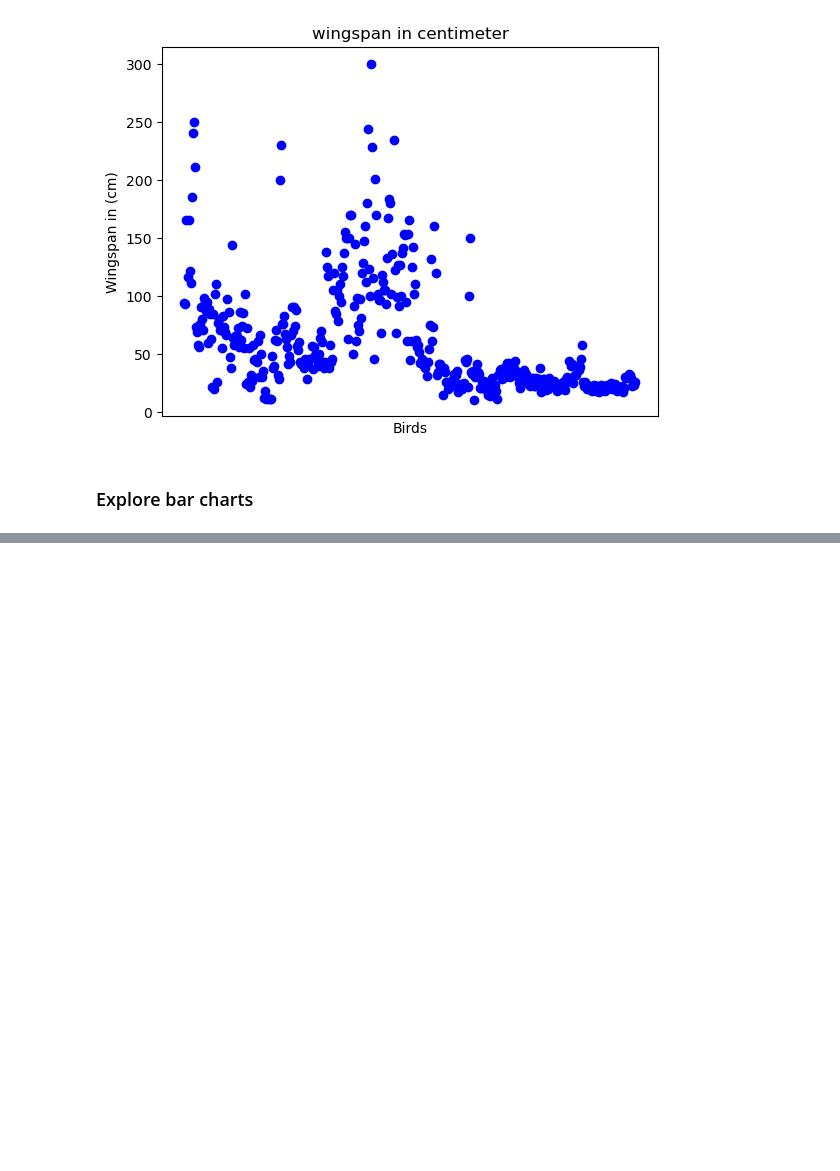
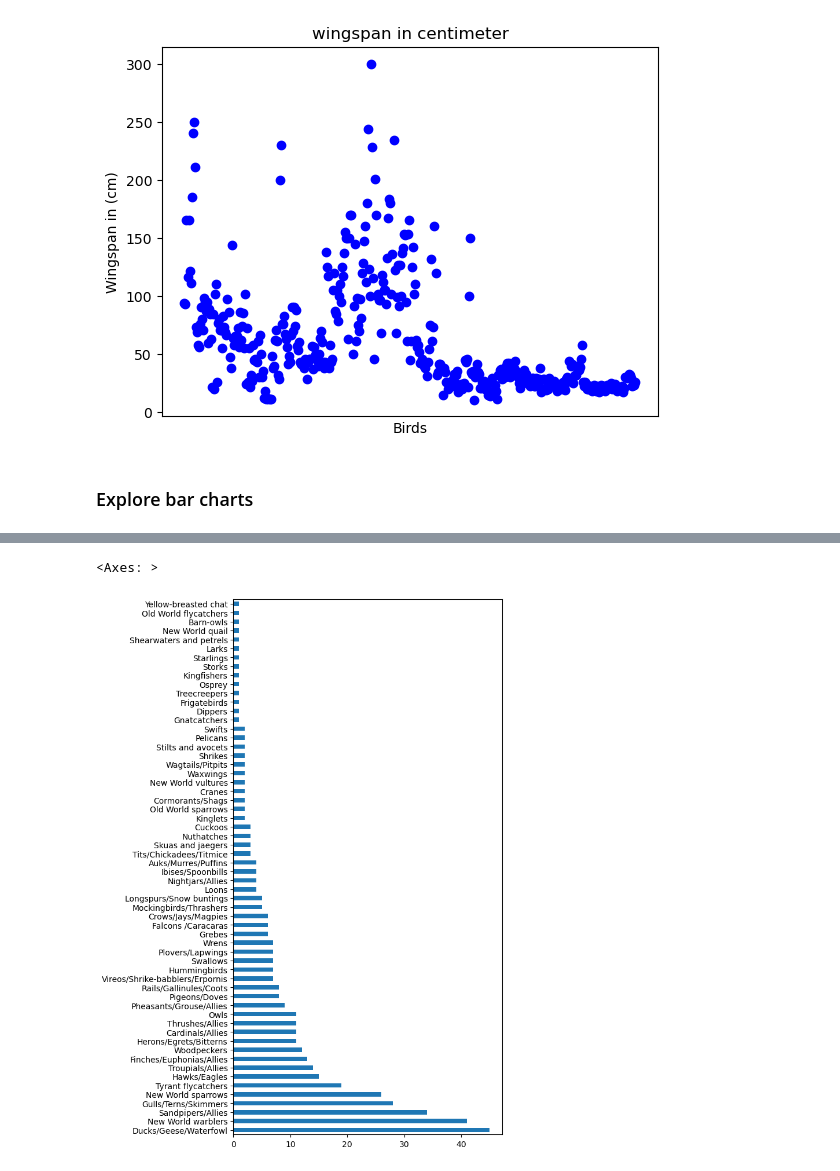
Before and after one commit to TheBangis/ML-4-Beginners-Arewa-Datascience, a Jupyter notebook: 3-Data-Visualization/09-visualization-quantities/notebook.ipynb, the cells around one changed output, grey strips where cells are left out. Saved outputs shown, nothing was run; the diff lists cells and outputs as text; code cells hidden in the pictures; blank space fills up the shorter version.

```diff
--- a/3-Data-Visualization/09-visualization-quantities/notebook.ipynb
+++ b/3-Data-Visualization/09-visualization-quantities/notebook.ipynb
@@ -73,0 +83,7 @@ plt.show()
+# %%
+category_count = birds.value_counts(birds['Category'].values, sort=True)
+plt.rcParams['figure.figsize'] = [6, 12]
+category_count.plot.barh()
+# %% [output]
+<Axes: >
+[figure, added]
```
Also changed, not shown: parts of 5 cells of this notebook.
